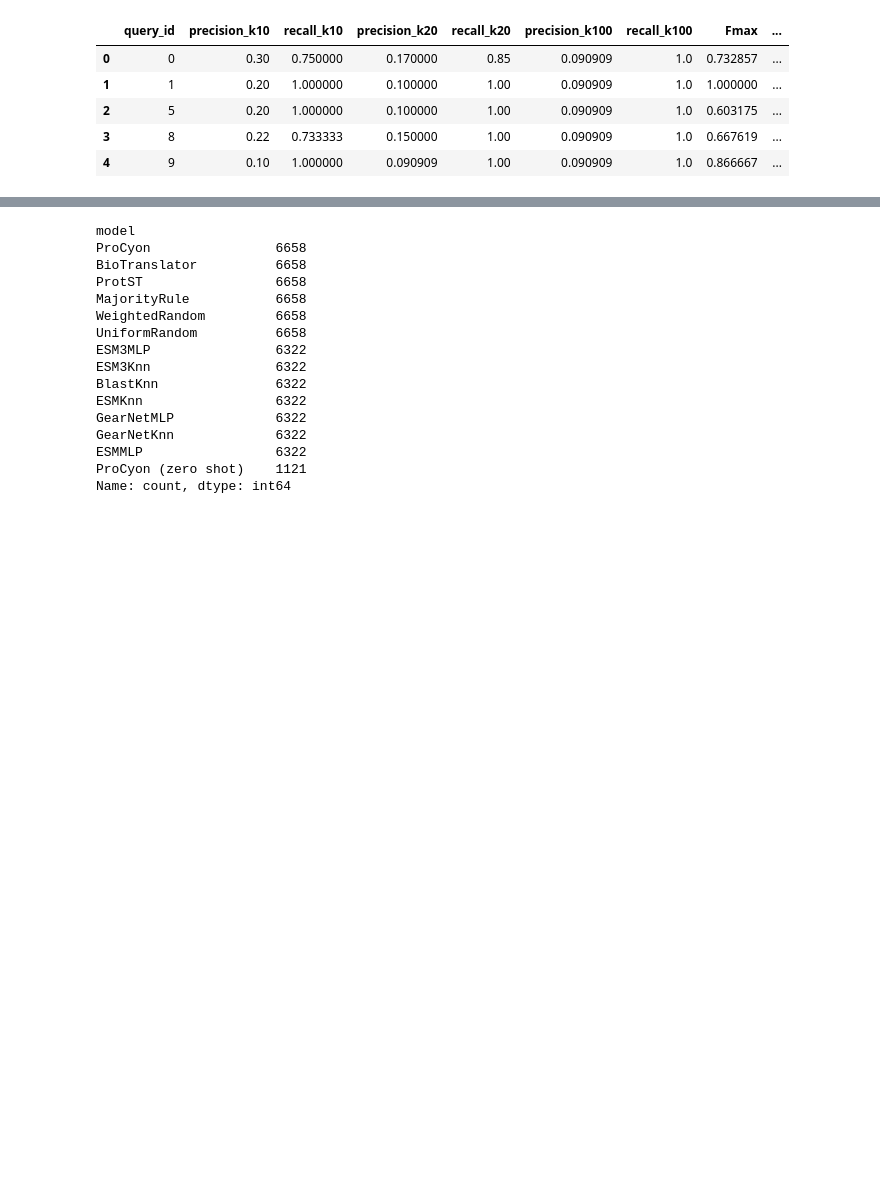
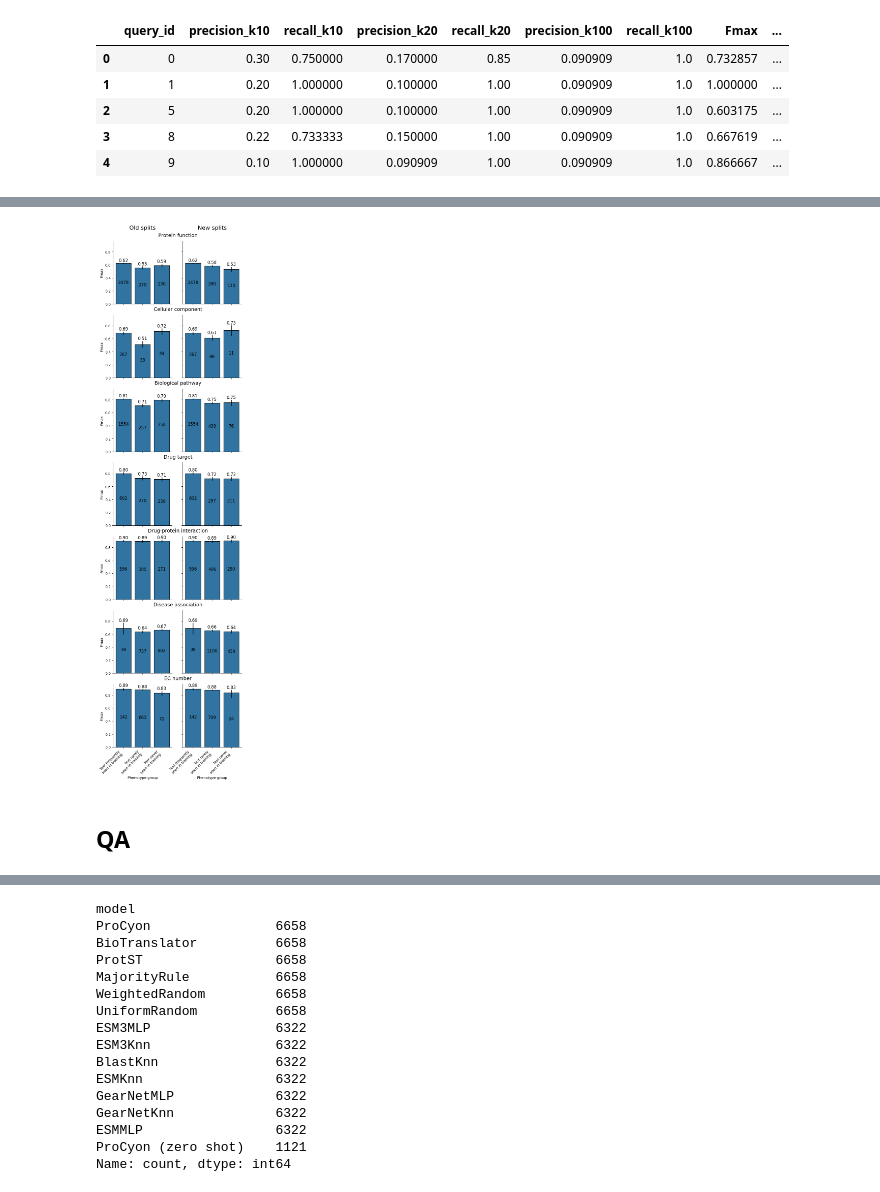
Before and after one commit to mims-harvard/ProCyon, a Jupyter notebook: experimental_analysis/qa_retrieval_results.ipynb, the cells around one changed output, grey strips where cells are left out. Saved outputs shown, nothing was run; the diff lists cells and outputs as text; code cells hidden in the pictures; blank space fills up the shorter version.

Commit message:
Updated QA benchmarking plots

```diff
--- a/experimental_analysis/qa_retrieval_results.ipynb
+++ b/experimental_analysis/qa_retrieval_results.ipynb
@@ -247 +310,29 @@ all_results.head()
+# %%
+alpha = 1
+procyon_color = "#9467BD"
+
+model_colors = {
+    "BLAST-kNN": to_rgba("dodgerblue", alpha),
+    "ESM3-MLP": to_rgba("deepskyblue", alpha),
+    "GearNet-MLP": to_rgba("darkblue", alpha),
+    "BioTranslator": to_rgba("firebrick", alpha),
+    "ProtST": to_rgba("salmon", alpha),
+    "ProtLLM": to_rgba("red", alpha),
+    our_model_name: procyon_color,
+    zero_shot_name: procyon_color,
+}
+
+def calc_error_bounds(vals):
+    rng = np.random.default_rng(seed=42)
+
+    res = bootstrap(
+        (vals,),
+        statistic=np.mean,
+        confidence_level=0.95,
+        n_resamples=9999,
+        batch=10000,
+        random_state=rng,
+        paired=False,
+    )
+    return (res.confidence_interval.low,res.confidence_interval.high)
 # %% [markdown]
@@ -344,0 +469,6 @@ for (task, split_type), ax in fg.axes_dict.items():
+# %%
+split_comparison_plot(plot_data, "Fmax")
+# %% [output]
+[figure, added]
+# %% [markdown]
+## QA
```
Also changed, not shown: parts of 37 cells of this notebook.
